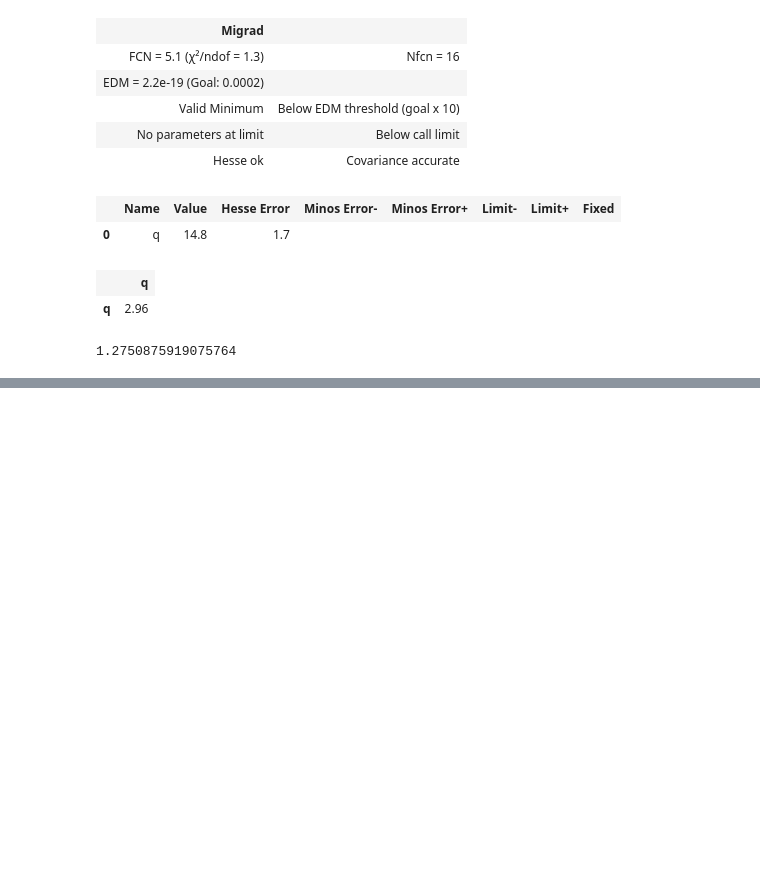
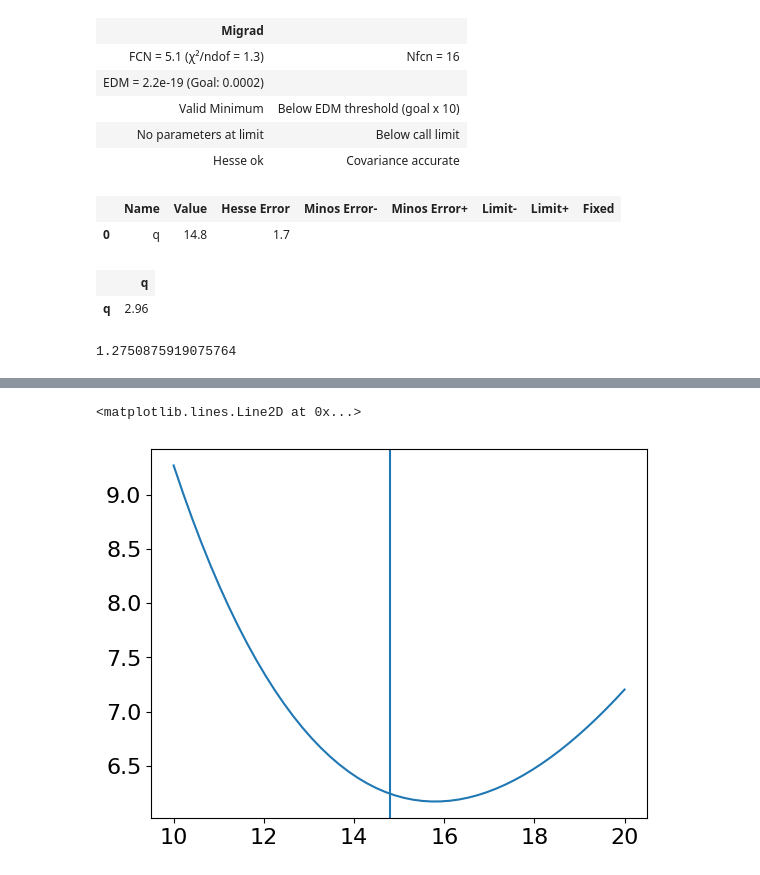
Before and after one commit to cerasole/EnvironmentalRadioactivity, a Jupyter notebook: Notebooks/Presenze.ipynb, the cells around one changed output, grey strips where cells are left out. Saved outputs shown, nothing was run; the diff lists cells and outputs as text; code cells hidden in the pictures; blank space fills up the shorter version.

```diff
--- a/Notebooks/Presenze.ipynb
+++ b/Notebooks/Presenze.ipynb
@@ -96,7 +96,7 @@ $f_3$ è anche la legge con cui il numero di nuclei radioattivi decade nel tempo
 Definiamo queste leggi funzionali in Python attraverso delle "funzioni" in Python e vediamo come si usano.
 # %%
 def f_1 (x, q):
-  return q * np.ones(x.shape)
+  return q * np.ones(len(x))
 
 def f_2 (x, q, m):
   return q + m * x
@@ -166,7 +166,10 @@ Dunque sarà una semplice funzione di una variabile, ossia $p$.
 La calcoliamo subito.
 # %%
 def f_1 (x, q):
-  return q * np.ones(len(x))
+  try:
+    return q * np.ones(len(x))
+  except:
+    return q
 
 def chi_square (x, y, sigma, f, *params):
   return np.sum( ((y - f(x, *params) ) / sigma)**2 , axis = 0)
@@ -268,0 +286,20 @@ Avevamo applicato ciò al caso del calcolo delle probabilità del numero di volt
+# %%
+import math
+
+def poisson (x, l):
+    return l**x * np.exp(-l) / math.factorial(x)
+
+def likelihood_f1 (presenze, incontri, f, q):
+    return np.prod(np.array([poisson(presenze[i], f(incontri[i], q)) for i in range(len(presenze))]))
+# %%
+_q_vec = np.linspace(10, 20)
+likelihood_1 = np.array(
+    [ likelihood_f1(presenze, incontri, f_1, _q) for _q in _q_vec ]
+)
+# %%
+plt.plot(_q_vec, -np.log10(likelihood_1))
+#plt.yscale("log")
+plt.axvline(14.8)
+# %% [output]
+<matplotlib.lines.Line2D at 0x...>
+[figure, added]
```
Also changed, not shown: parts of 1 cell of this notebook.
